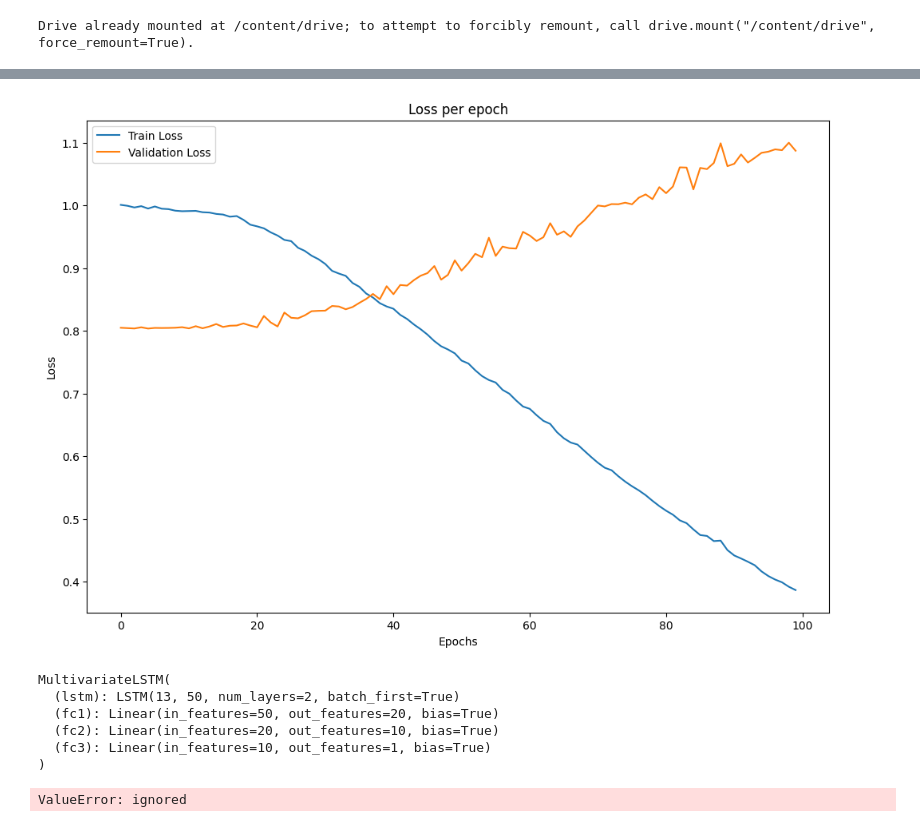
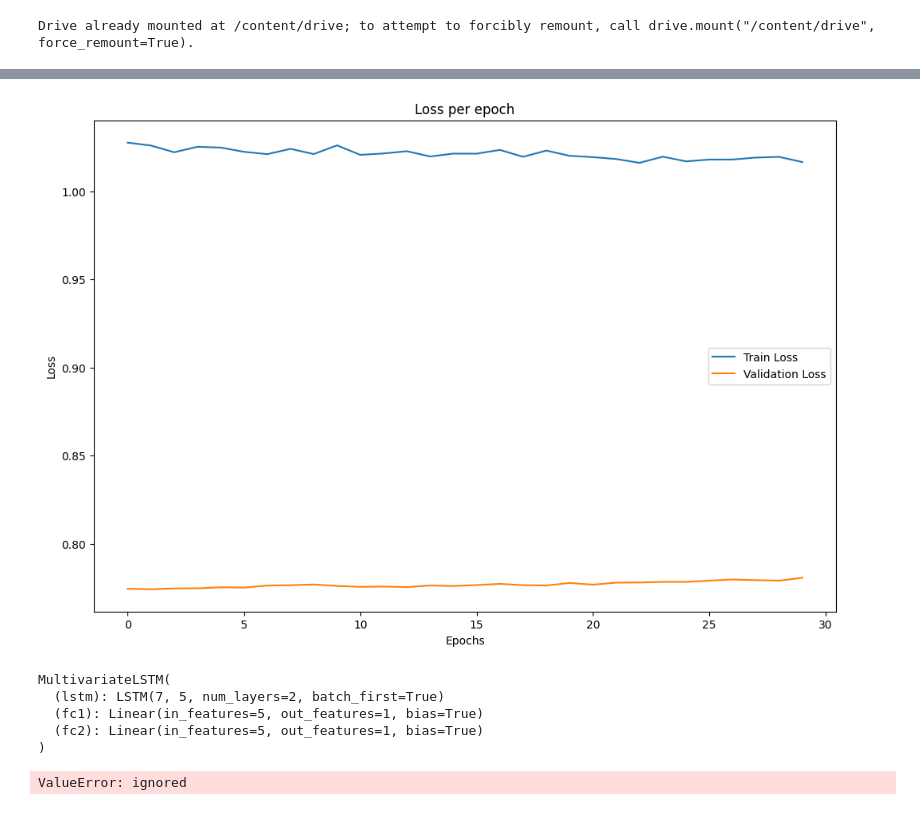
Before and after one commit to pyagoubi/Stuff, a Jupyter notebook: stockpred.ipynb, the cells around one changed output, grey strips where cells are left out. Saved outputs shown, nothing was run; the diff lists cells and outputs as text; code cells hidden in the pictures.

```diff
--- a/stockpred.ipynb
+++ b/stockpred.ipynb
@@ -29,7 +29,8 @@ from sklearn.preprocessing import MinMaxScaler, StandardScaler
 from torch.utils.data import Dataset
 # %%
 tech_daily_raw = pd.read_csv('/content/drive/MyDrive/stock predict/technical/1D_technical.csv')
-features = ['open', 'high', 'low', 'close', 'rsi', 'adx', 'cci', 'ema', 'stoch', 'trend_macd', 'momentum_stoch', 'volatility_atr']
+#features = ['open', 'high', 'low', 'close', 'rsi', 'adx', 'cci', 'ema', 'stoch', 'trend_macd', 'momentum_stoch', 'volatility_atr']
+features = ['close','rsi', 'adx', 'cci', 'ema', 'stoch']
 tech_daily = tech_daily_raw[features].copy()
 
 # init deterministic seed
@@ -52,12 +53,15 @@ print('[LOG {}] notebook with \'{}\' computation enabled'.format(str(now), str(d
 tech_daily['return'] = np.log(tech_daily['close']) - np.log(tech_daily['close'].shift(1))
 # %%
 features = features + ['return']
+#features = ['return']
+
+tech_daily = tech_daily[features]
 # %%
 #scaler = MinMaxScaler()
 scaler = StandardScaler()
 tech_daily_scaled = pd.DataFrame(scaler.fit_transform(tech_daily), columns = features)
 # %%
-split_fraction = 0.9
+split_fraction = 0.8
 split_row = int(tech_daily.shape[0] * split_fraction)
 train_stock_data_return = tech_daily_scaled.iloc[:split_row]
 valid_stock_data_return = tech_daily_scaled.iloc[split_row:]
@@ -114,11 +118,11 @@ class MultivariateLSTM(nn.Module):
         self.hidden_size = hidden_size
         self.num_layers = num_layers
 
-        self.lstm = nn.LSTM(input_size, hidden_size, num_layers, batch_first=True)
+        self.lstm = nn.LSTM(input_size, 5, num_layers, batch_first=True)
 
-        self.fc1 = nn.Linear(hidden_size, 20)
-        self.fc2 = nn.Linear(20, 10)
-        self.fc3 = nn.Linear(10, output_size)
+        self.fc1 = nn.Linear(hidden_size, 1)
+        self.fc2 = nn.Linear(5, 1)
+        #self.fc3 = nn.Linear(10, output_size)
 
     def forward(self, x):
         h0 = torch.zeros(self.num_layers, x.size(0), self.hidden_size).to(x.device)
@@ -127,8 +131,8 @@ class MultivariateLSTM(nn.Module):
         out, _ = self.lstm(x, (h0, c0))
 
         out = self.fc1(out[:, -1, :])
-        out = self.fc2(out)
-        out = self.fc3(out)
+        #out = self.fc2(out)
+        #out = self.fc3(out)
 
         return out
 # %%
@@ -230,6 +234,6 @@ def train_model(model, train, train_target, valid, valid_target, learning_rate,
 
 # Use the function:
 num_features = train.shape[-1]  # X is your input data
-model = MultivariateLSTM(input_size=num_features, hidden_size=50, num_layers=2, output_size=1)
-train_model(model, train, train_target, valid, valid_target, learning_rate=0.001, num_epochs=100)
+model = MultivariateLSTM(input_size=num_features, hidden_size=5, num_layers=2, output_size=1)
+train_model(model, train, train_target, valid, valid_target, learning_rate=0.001, num_epochs=30)
 # %% [output]
@@ -253,9 +257,8 @@ Epoch 100/100, Train Loss: 0.3867, Validation Loss: 1.0874
-[figure, old version]
+[figure, new version]
 MultivariateLSTM(
-  (lstm): LSTM(13, 50, num_layers=2, batch_first=True)
-  (fc1): Linear(in_features=50, out_features=20, bias=True)
-  (fc2): Linear(in_features=20, out_features=10, bias=True)
-  (fc3): Linear(in_features=10, out_features=1, bias=True)
+  (lstm): LSTM(7, 5, num_layers=2, batch_first=True)
+  (fc1): Linear(in_features=5, out_features=1, bias=True)
+  (fc2): Linear(in_features=5, out_features=1, bias=True)
 )
 # %%
 import torch
```
Also changed, not shown: parts of 2 cells of this notebook.
